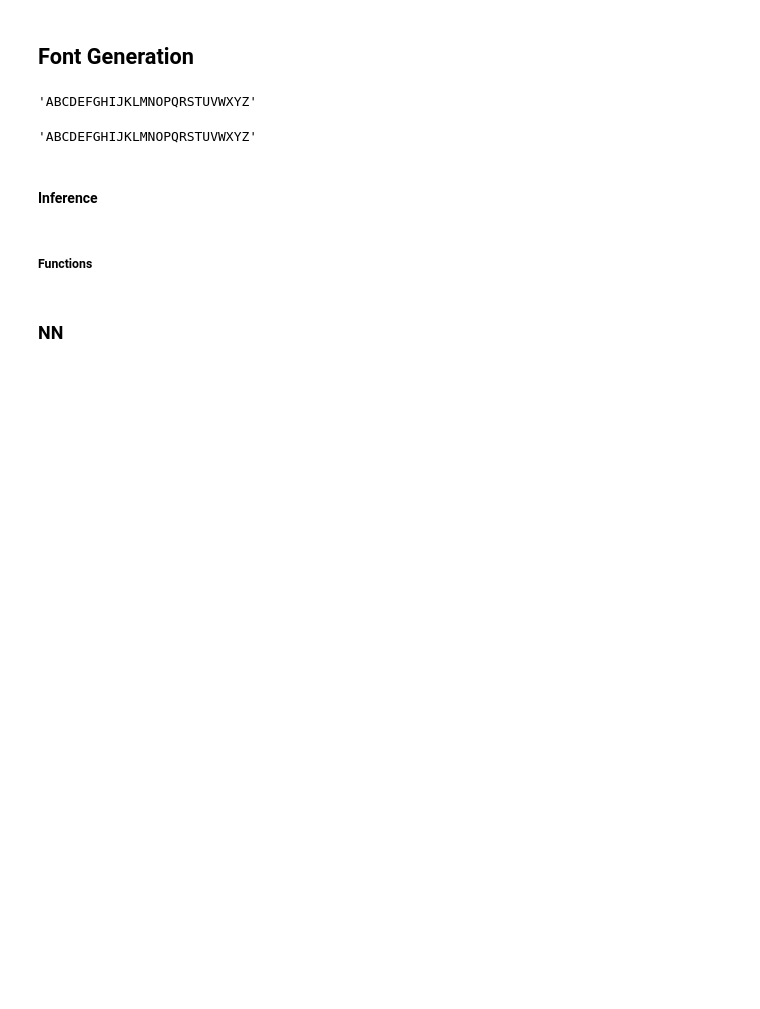
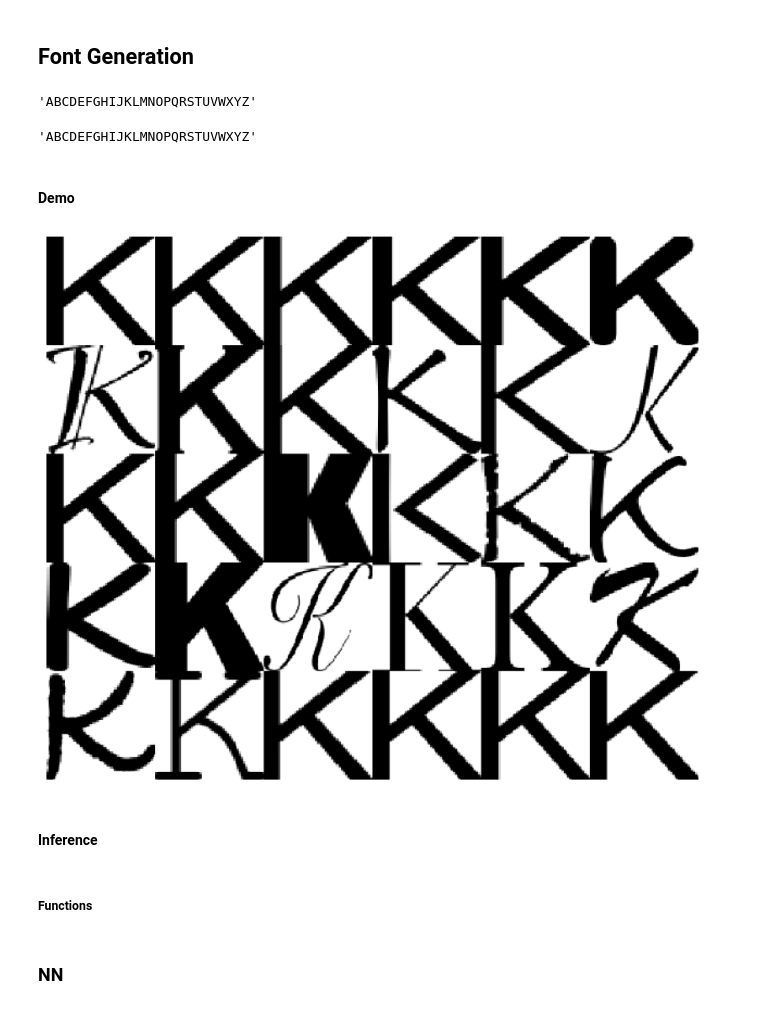
Before and after one commit to GeorgiPachov/digital-image-proc, a Jupyter notebook: nn-2.ipynb, the cells around one changed output. Cells and saved outputs as stored; diff of their text form; code cells hidden in the pictures; blank space fills up the shorter version.

```diff
--- a/nn-2.ipynb
+++ b/nn-2.ipynb
@@ -128,3 +137,17 @@ def generate(fonts, language, language_upper, width=200, height=200, font_size=1
                         cv2.imwrite(filename, cropped)
 # %%
 generate(fonts, language, language_upper)
+# %% [markdown]
+#### Demo
+# %%
+hstacks = []
+character = 'KK'
+char_images = [resize(read(os.path.join(character, x)), size=(100, 100)) for x in os.listdir(character)]
+for i in range(5):
+    imgs = char_images[i*6:(i+1)*6]
+    hstacks.append(np.hstack(imgs))
+
+plt.figure(figsize=(10, 10))
+show(np.vstack(hstacks))
+# %% [output]
+[figure, added]
```
Also changed, not shown: parts of 23 cells of this notebook.
